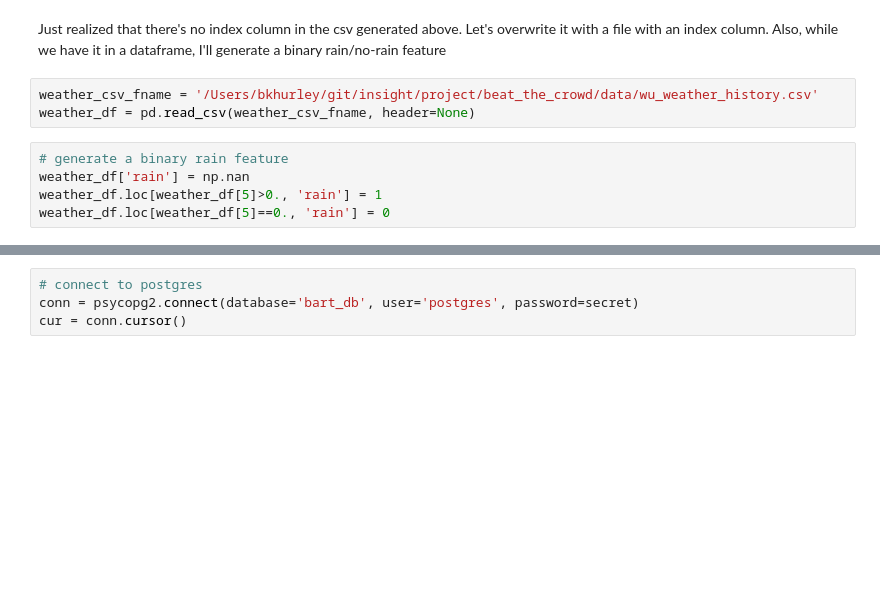
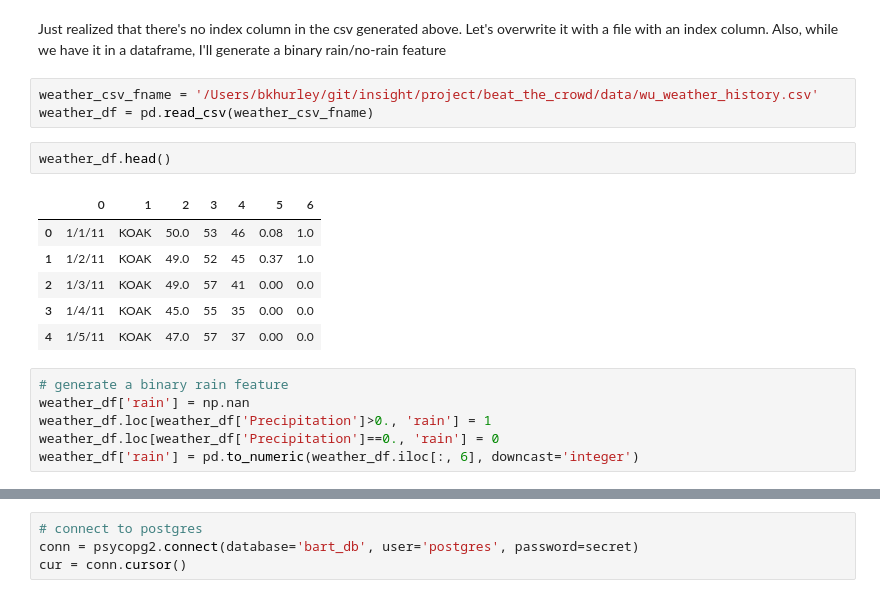
Before and after one commit to bkhurley/beat_the_crowd, a Jupyter notebook: get_clean_data.ipynb, the cells around one changed output, grey strips where cells are left out. Drawn from its saved outputs; the diff is of its cells as text; blank space fills up the shorter version.

```diff
--- a/get_clean_data.ipynb
+++ b/get_clean_data.ipynb
@@ -456,9 +488,19 @@ Finished scraping weather data! Data written to file: /Users/bkhurley/git/insigh
 Just realized that there's no index column in the csv generated above. Let's overwrite it with a file with an index column. Also, while we have it in a dataframe, I'll generate a binary rain/no-rain feature
 # %%
 weather_csv_fname = '/Users/bkhurley/git/insight/project/beat_the_crowd/data/wu_weather_history.csv'
-weather_df = pd.read_csv(weather_csv_fname, header=None)
+weather_df = pd.read_csv(weather_csv_fname)
+# %%
+weather_df.head()
+# %% [output]
+|  | 0 | 1 | 2 | 3 | 4 | 5 | 6 |
+| 0 | 1/1/11 | KOAK | 50.0 | 53 | 46 | 0.08 | 1.0 |
+| 1 | 1/2/11 | KOAK | 49.0 | 52 | 45 | 0.37 | 1.0 |
+| 2 | 1/3/11 | KOAK | 49.0 | 57 | 41 | 0.00 | 0.0 |
+| 3 | 1/4/11 | KOAK | 45.0 | 55 | 35 | 0.00 | 0.0 |
+| 4 | 1/5/11 | KOAK | 47.0 | 57 | 37 | 0.00 | 0.0 |
 # %%
 # generate a binary rain feature
 weather_df['rain'] = np.nan
-weather_df.loc[weather_df[5]>0., 'rain'] = 1
-weather_df.loc[weather_df[5]==0., 'rain'] = 0
+weather_df.loc[weather_df['Precipitation']>0., 'rain'] = 1
+weather_df.loc[weather_df['Precipitation']==0., 'rain'] = 0
+weather_df['rain'] = pd.to_numeric(weather_df.iloc[:, 6], downcast='integer')
```
Also changed, not shown: parts of 16 cells of this notebook.
